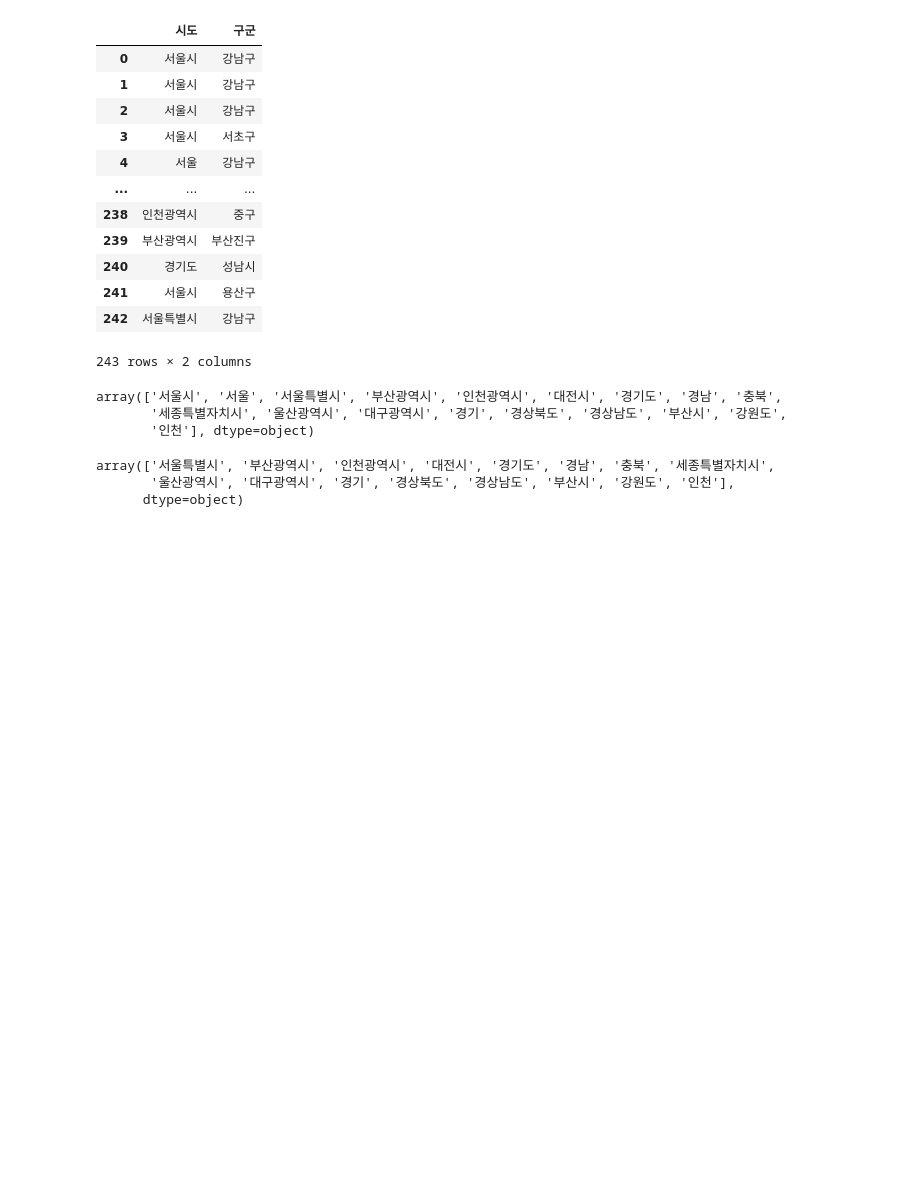
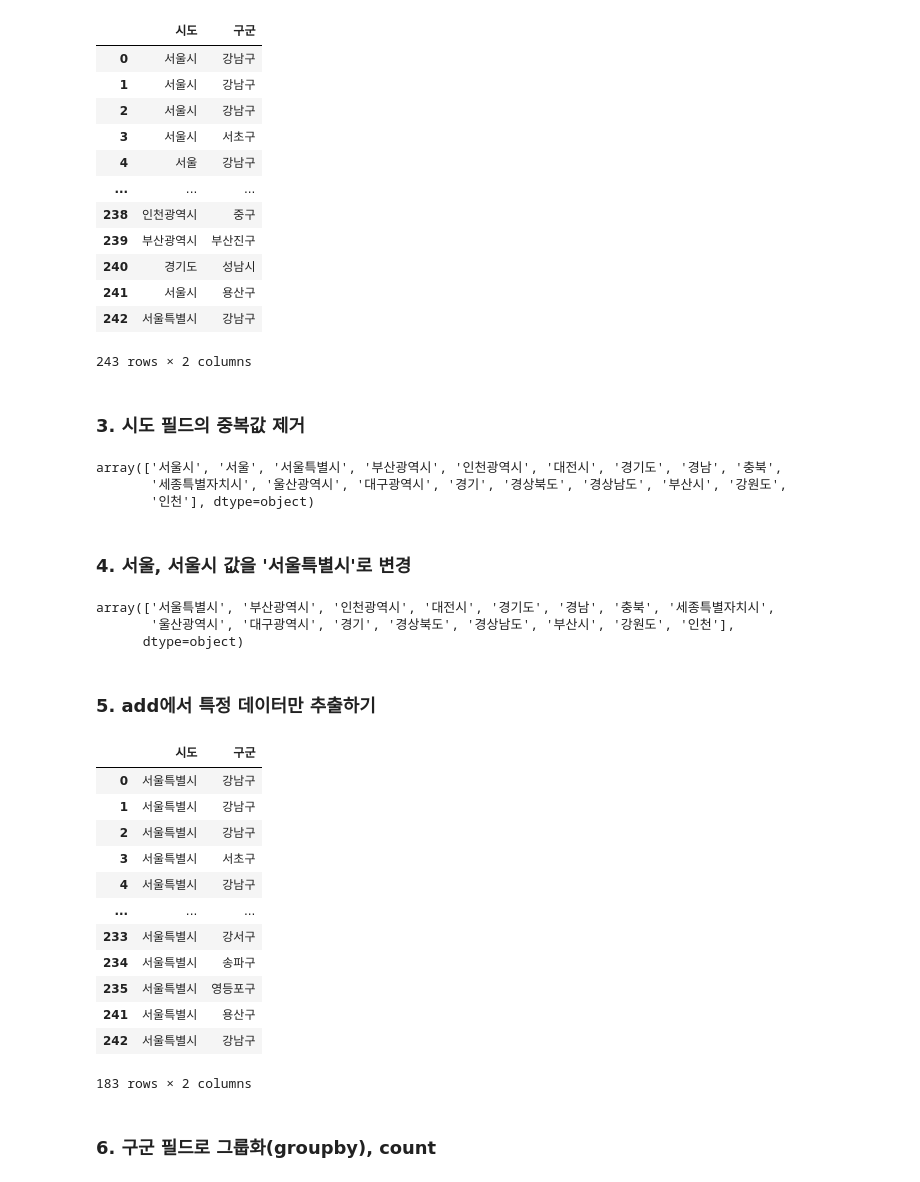
Before and after one commit to initbtn/BIGDATA_VISUALATION, a Jupyter notebook: folium_test1.ipynb, the cells around one changed output. Drawn from its saved outputs; the diff is of its cells as text; code cells hidden in the pictures; blank space fills up the shorter version.

```diff
--- a/folium_test1.ipynb
+++ b/folium_test1.ipynb
@@ -285,12 +297,16 @@ add
 | 241 | 서울시 | 용산구 |
 | 242 | 서울특별시 | 강남구 |
 243 rows × 2 columns
+# %% [markdown]
+### 3. 시도 필드의 중복값 제거
 # %%
 add.시도.unique()
 # %% [output]
 array(['서울시', '서울', '서울특별시', '부산광역시', '인천광역시', '대전시', '경기도', '경남', '충북',
        '세종특별자치시', '울산광역시', '대구광역시', '경기', '경상북도', '경상남도', '부산시', '강원도',
        '인천'], dtype=object)
+# %% [markdown]
+### 4. 서울, 서울시 값을 '서울특별시'로 변경
 # %%
 addr_aliases={'서울':'서울특별시', '서울시':'서울특별시'}
 add['시도']=add['시도'].apply(lambda v: addr_aliases.get(v, v))
@@ -299,3 +315,24 @@ add['시도'].unique()
 array(['서울특별시', '부산광역시', '인천광역시', '대전시', '경기도', '경남', '충북', '세종특별자치시',
        '울산광역시', '대구광역시', '경기', '경상북도', '경상남도', '부산시', '강원도', '인천'],
       dtype=object)
+# %% [markdown]
+### 5. add에서 특정 데이터만 추출하기
+# %%
+addr2=add.loc[add['시도']=='서울특별시',:]
+addr2
+# %% [output]
+|  | 시도 | 구군 |
+| 0 | 서울특별시 | 강남구 |
+| 1 | 서울특별시 | 강남구 |
+| 2 | 서울특별시 | 강남구 |
+| 3 | 서울특별시 | 서초구 |
+| 4 | 서울특별시 | 강남구 |
+| ... | ... | ... |
+| 233 | 서울특별시 | 강서구 |
+| 234 | 서울특별시 | 송파구 |
+| 235 | 서울특별시 | 영등포구 |
+| 241 | 서울특별시 | 용산구 |
+| 242 | 서울특별시 | 강남구 |
+183 rows × 2 columns
+# %% [markdown]
+### 6. 구군 필드로 그룹화(groupby), count
```
Also changed, not shown: parts of 12 cells of this notebook, 9 other files.
